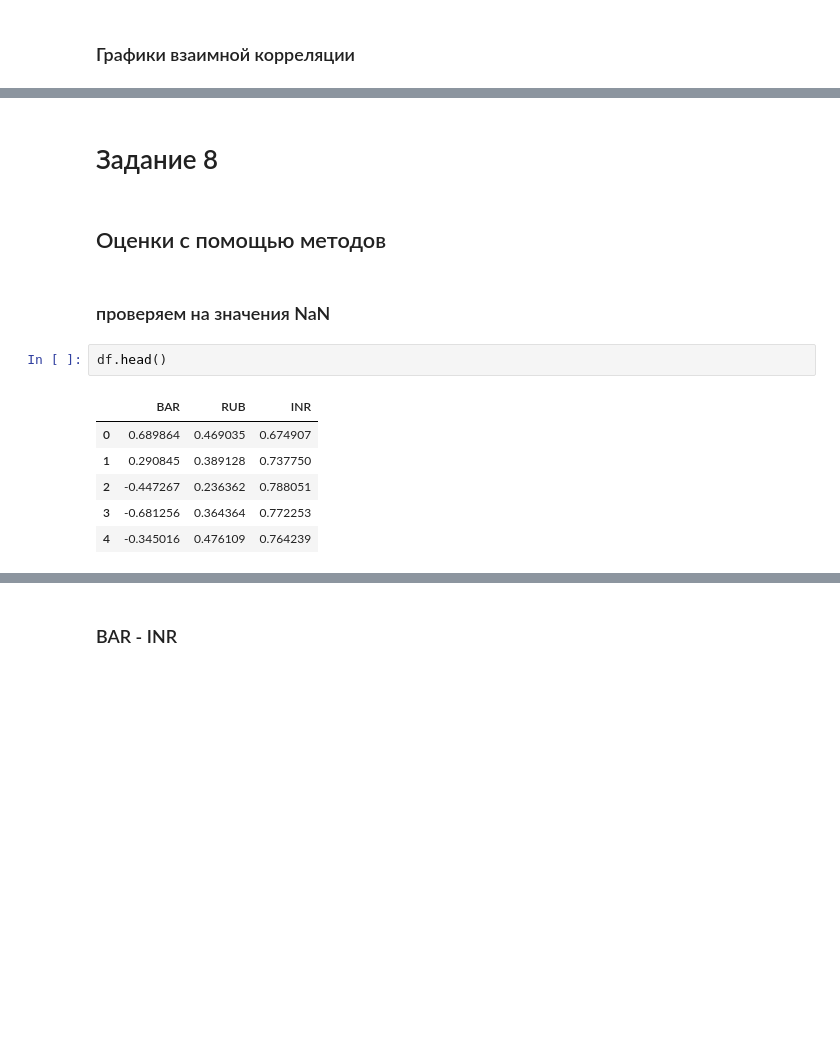
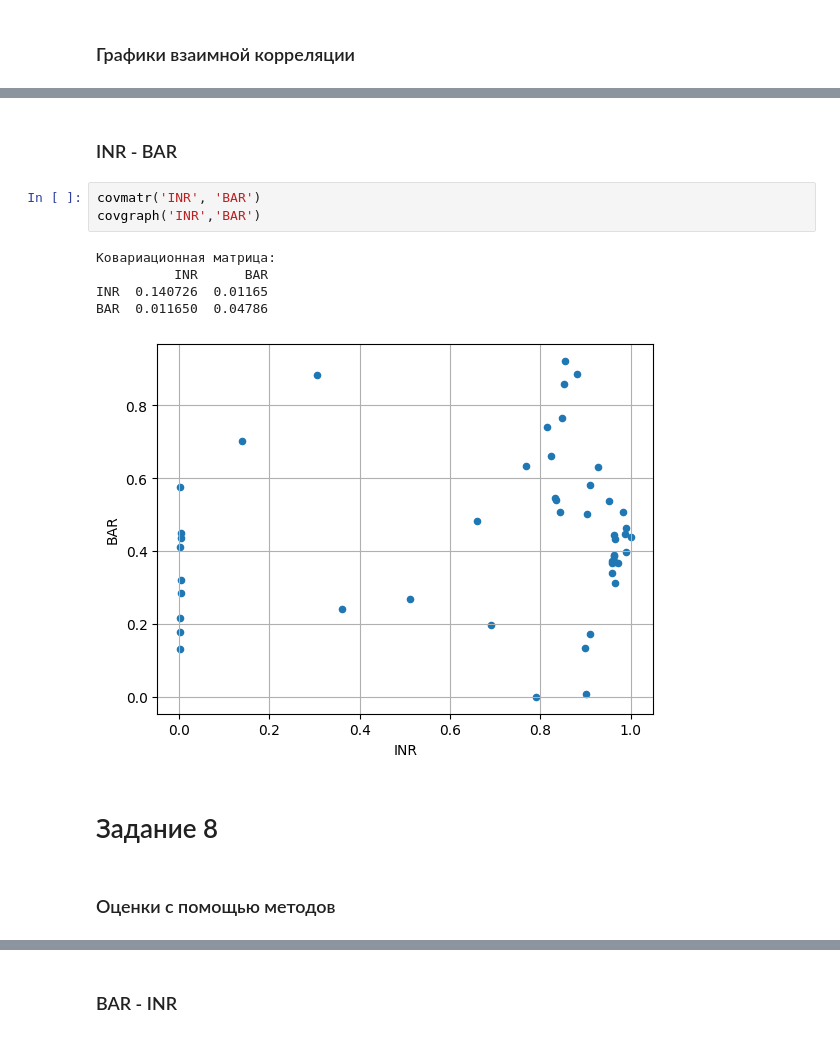
Before and after one commit to ForwardMoth/stdb_lab, a Jupyter notebook: lab3/lab3.ipynb, the cells around one changed output, grey strips where cells are left out. Cells and saved outputs as stored; diff of their text form; blank space fills up the shorter version.

```diff
--- a/lab3/lab3.ipynb
+++ b/lab3/lab3.ipynb
@@ -372,18 +376,18 @@ plt.show()
+# %% [markdown]
+### INR - BAR
+# %%
+covmatr('INR', 'BAR')
+covgraph('INR','BAR')
+# %% [output]
+Ковариационная матрица:
+          INR      BAR
+INR  0.140726  0.01165
+BAR  0.011650  0.04786
+[figure, added]
 # %% [markdown]
 # Задание 8
 # %% [markdown]
-## Оценки с помощью методов
+### Оценки с помощью методов
-# %% [markdown]
-### проверяем на значения NaN
-# %%
-df.head()
-# %% [output]
-|  | BAR | RUB | INR |
-| 0 | 0.689864 | 0.469035 | 0.674907 |
-| 1 | 0.290845 | 0.389128 | 0.737750 |
-| 2 | -0.447267 | 0.236362 | 0.788051 |
-| 3 | -0.681256 | 0.364364 | 0.772253 |
-| 4 | -0.345016 | 0.476109 | 0.764239 |
 # %%
 print(df.count)
 # %% [output]
```
Also changed, not shown: parts of 51 cells of this notebook.
